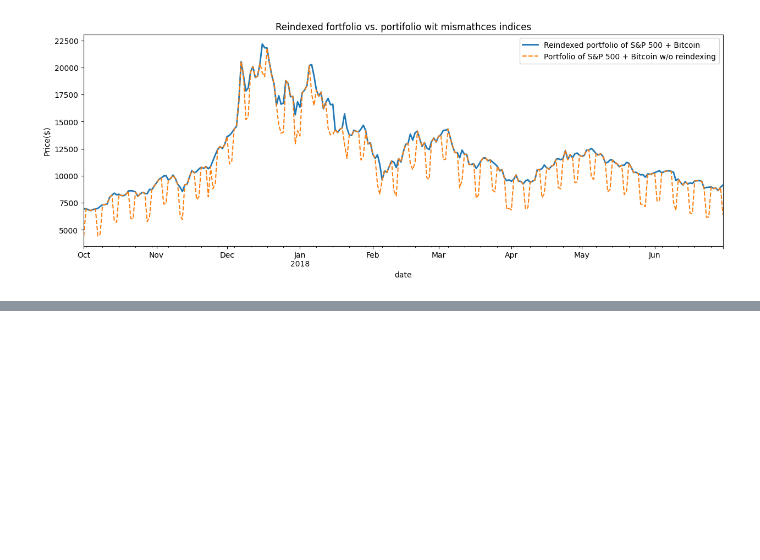
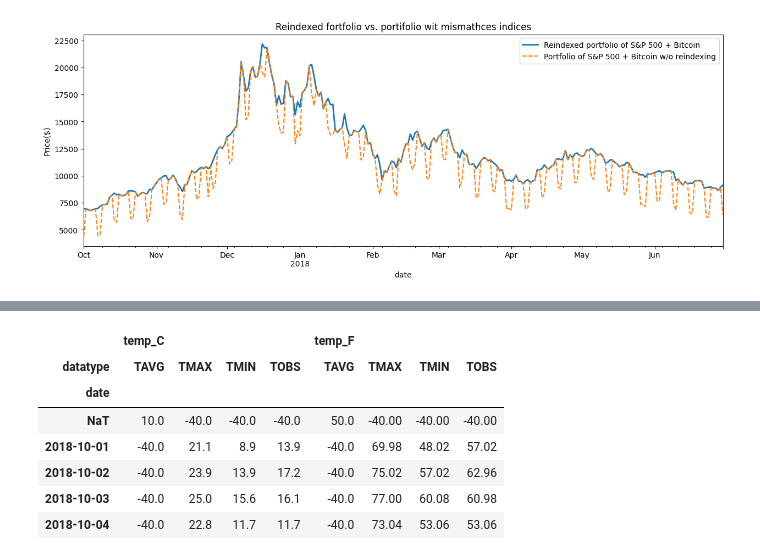
Before and after one commit to OfTheByteQuest/Data-Analytics-Learning-and-Projects, a Jupyter notebook: Chapter-3/Chapter-3.ipynb, the cells around one changed output, grey strips where cells are left out. Drawn from its saved outputs; the diff is of its cells as text; code cells hidden in the pictures; blank space fills up the shorter version.

```diff
--- a/Chapter-3/Chapter-3.ipynb
+++ b/Chapter-3/Chapter-3.ipynb
@@ -1320,0 +1542,11 @@ plt.show()
+# %%
+extra_data.unstack(fill_value=-40).head()
+# %% [output]
+|  | temp_C |  |  |  | temp_F |  |  |  |
+| datatype | TAVG | TMAX | TMIN | TOBS | TAVG | TMAX | TMIN | TOBS |
+| date |  |  |  |  |  |  |  |  |
+| NaT | 10.0 | -40.0 | -40.0 | -40.0 | 50.0 | -40.00 | -40.00 | -40.00 |
+| 2018-10-01 | -40.0 | 21.1 | 8.9 | 13.9 | -40.0 | 69.98 | 48.02 | 57.02 |
+| 2018-10-02 | -40.0 | 23.9 | 13.9 | 17.2 | -40.0 | 75.02 | 57.02 | 62.96 |
+| 2018-10-03 | -40.0 | 25.0 | 15.6 | 16.1 | -40.0 | 77.00 | 60.08 | 60.98 |
+| 2018-10-04 | -40.0 | 22.8 | 11.7 | 11.7 | -40.0 | 73.04 | 53.06 | 53.06 |
```
Also changed, not shown: parts of 30 cells of this notebook.
